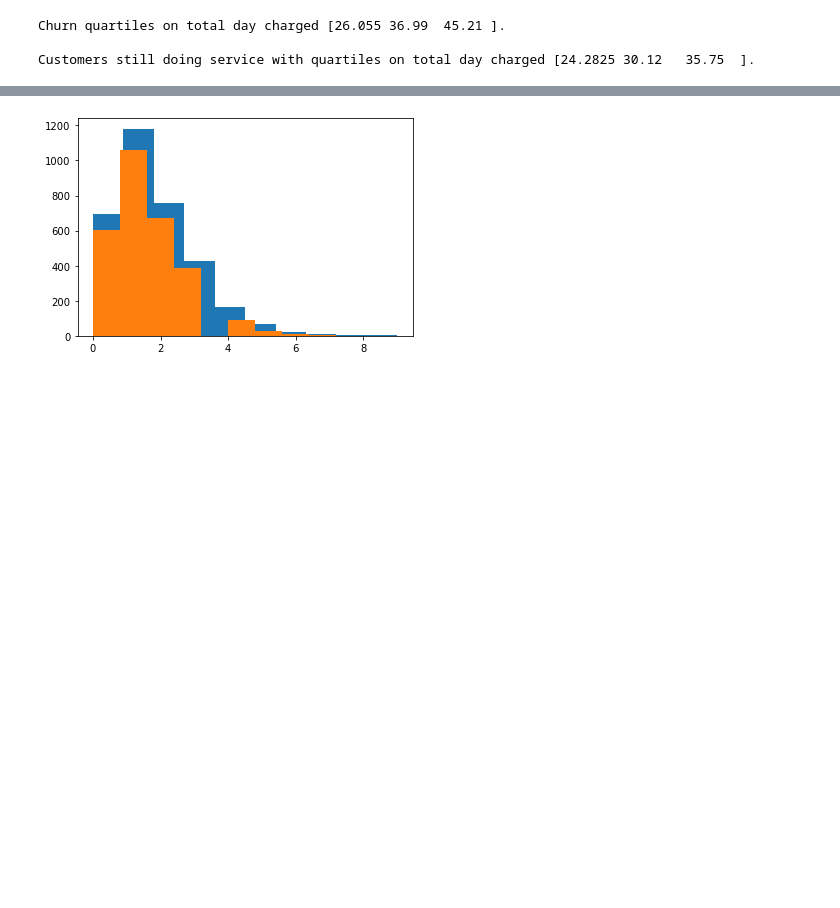
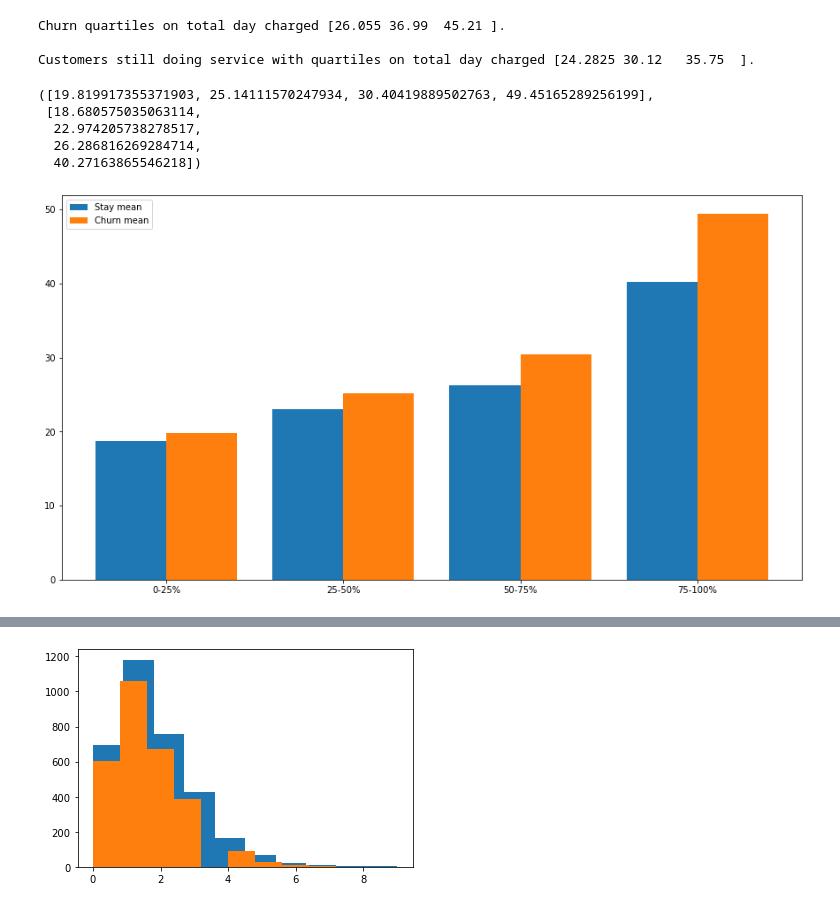
Before and after one commit to KyleWeesner/Customer_retention_plan_for_Syriatel_Mobile_Telecom, a Jupyter notebook: workspace/Exploratory Data Analysis.ipynb, the cells around one changed output, grey strips where cells are left out. Cells and saved outputs as stored; diff of their text form; code cells hidden in the pictures; blank space fills up the shorter version.

Commit message:
presentation graphs updated

```diff
--- a/workspace/Exploratory Data Analysis.ipynb
+++ b/workspace/Exploratory Data Analysis.ipynb
@@ -527,0 +534,44 @@ Customers still doing service with quartiles on total day charged [24.2825 30.12
+# %%
+df_stay_viz = df_stay.copy()
+df_churn_viz = df_churn.copy()
+# %%
+vc0 = df_churn_viz.loc[df_churn_viz['total day charge'] <= churn_tdc_quartiles[0]]
+vc1 = df_churn_viz.loc[df_churn_viz['total day charge'] <= churn_tdc_quartiles[1]]
+vc2 = df_churn_viz.loc[df_churn_viz['total day charge'] <= churn_tdc_quartiles[2]]
+vc3 = df_churn_viz.loc[df_churn_viz['total day charge'] >= churn_tdc_quartiles[2]]
+vc_mean = [vc0['total day charge'].mean(), vc1['total day charge'].mean(),vc2['total day charge'].mean(),vc3['total day charge'].mean()]
+
+vs0 = df_stay_viz.loc[df_stay_viz['total day charge'] <= stay_tdc_quartiles[0]]
+vs1 = df_stay_viz.loc[df_stay_viz['total day charge'] <= stay_tdc_quartiles[1]]
+vs2 = df_stay_viz.loc[df_stay_viz['total day charge'] <= stay_tdc_quartiles[2]]
+vs3 = df_stay_viz.loc[df_stay_viz['total day charge'] >= stay_tdc_quartiles[2]]
+vs_mean = [vs0['total day charge'].mean(), vs1['total day charge'].mean(),vs2['total day charge'].mean(),vs3['total day charge'].mean()]
+# %%
+vc_mean, vs_mean
+# %% [output]
+([19.819917355371903, 25.14111570247934, 30.40419889502763, 49.45165289256199],
+ [18.680575035063114,
+  22.974205738278517,
+  26.286816269284714,
+  40.27163865546218])
+# %%
+#Plot median performance at the box office
+
+fig,ax = plt.subplots(figsize = (15,8))
+
+labels = ['0-25%','25-50%','50-75%', '75-100%']
+#Graphs for median gross/net revenue by the month
+x = np.arange(len(labels))
+w = 0.4
+
+ax.set_title(f'')
+
+ax.bar(x-w/2, vs_mean, w)
+ax.bar(x+w/2, vc_mean, w)
+
+plt.xticks(x, labels=labels)
+ax.set_xlabel('')
+
+ax.legend(['Stay mean', 'Churn mean']);
+# %% [output]
+[figure, added]
```
Also changed, not shown: parts of 16 cells of this notebook, 1 other file.
